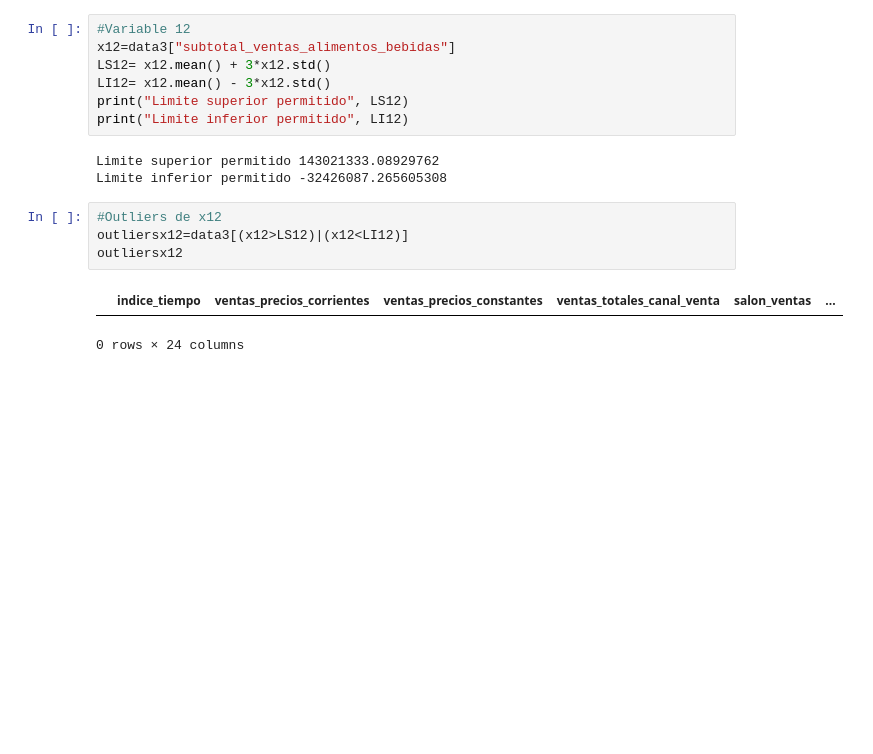
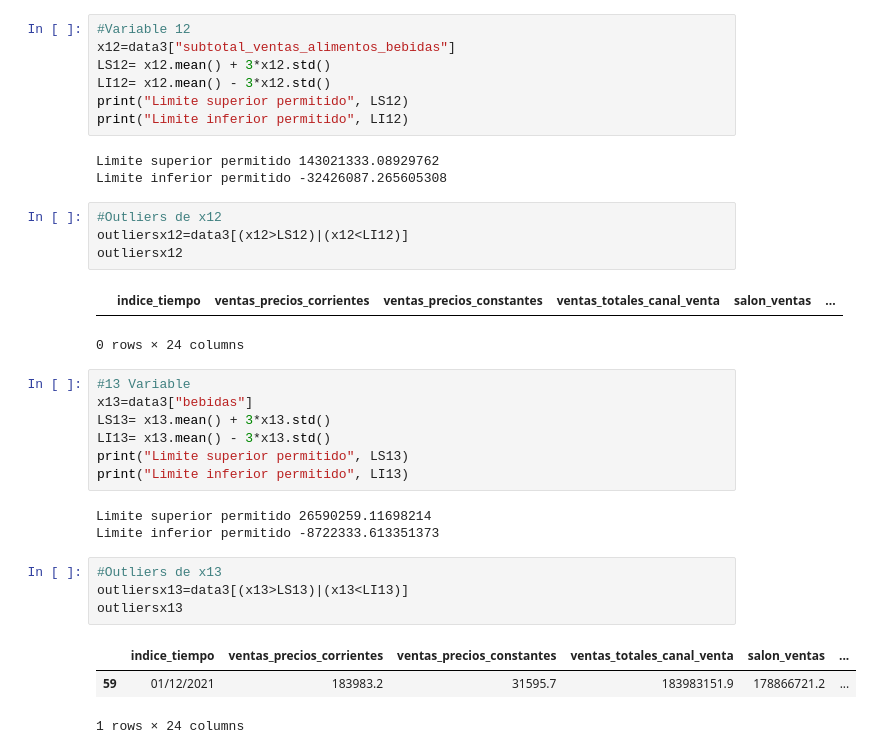
Before and after one commit to elenamnivonh/Actividad3, a Jupyter notebook: Act_Outliers.ipynb, the cells around one changed output. Drawn from its saved outputs; the diff is of its cells as text; blank space fills up the shorter version.

Commit message:
13 Variable

```diff
--- a/Act_Outliers.ipynb
+++ b/Act_Outliers.ipynb
@@ -805,3 +805,21 @@ outliersx12
 # %% [output]
 |  | indice_tiempo | ventas_precios_corrientes | ventas_precios_constantes | ventas_totales_canal_venta | salon_ventas | ... |
 0 rows × 24 columns
+# %%
+#13 Variable
+x13=data3["bebidas"]
+LS13= x13.mean() + 3*x13.std()
+LI13= x13.mean() - 3*x13.std()
+print("Limite superior permitido", LS13)
+print("Limite inferior permitido", LI13)
+# %% [output]
+Limite superior permitido 26590259.11698214
+Limite inferior permitido -8722333.613351373
+# %%
+#Outliers de x13
+outliersx13=data3[(x13>LS13)|(x13<LI13)]
+outliersx13
+# %% [output]
+|  | indice_tiempo | ventas_precios_corrientes | ventas_precios_constantes | ventas_totales_canal_venta | salon_ventas | ... |
+| 59 | 01/12/2021 | 183983.2 | 31595.7 | 183983151.9 | 178866721.2 | ... |
+1 rows × 24 columns
```
